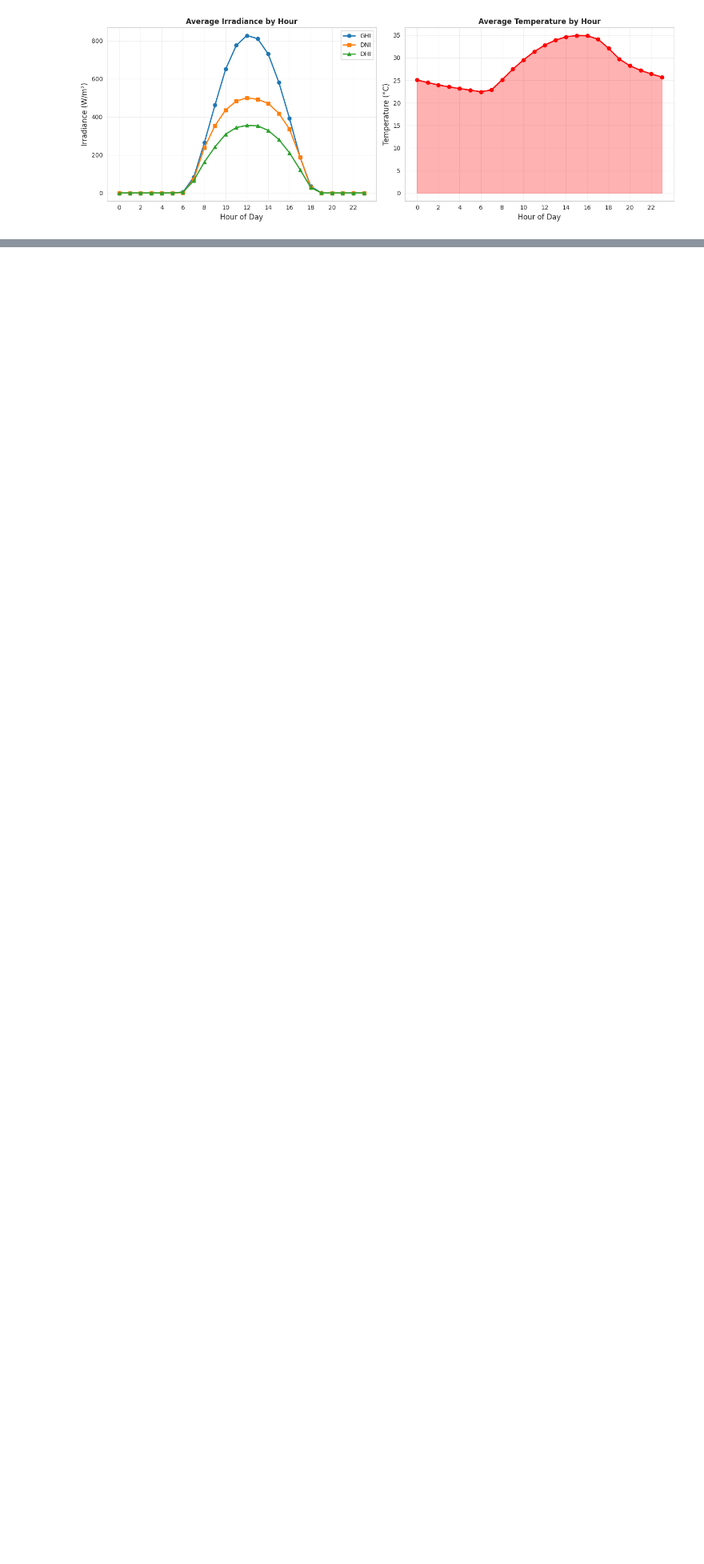
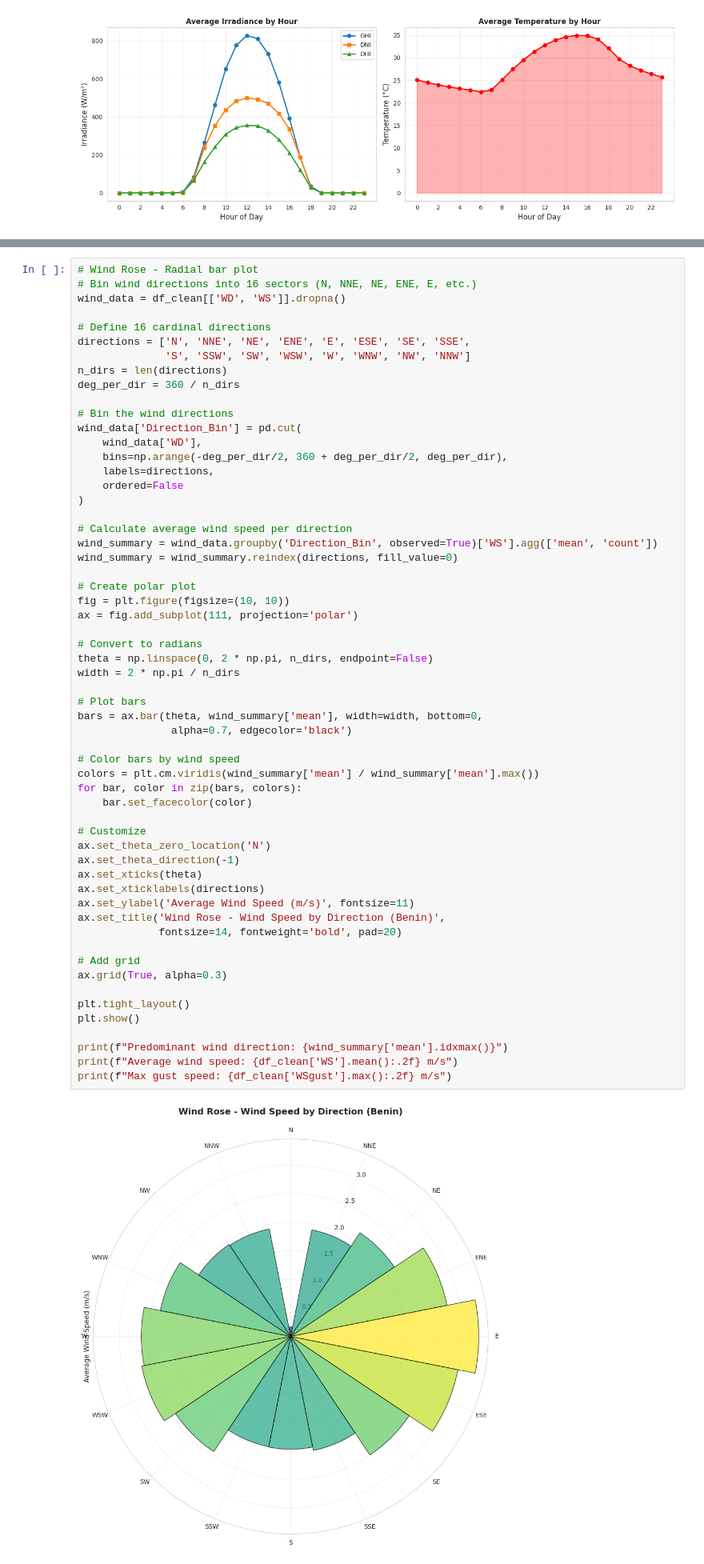
Before and after one commit to Zufan-Hadgu/solar-challenge-week0, a Jupyter notebook: notebooks/benin_eda.ipynb, the cells around one changed output, grey strips where cells are left out. Shown at 80% size. Drawn from its saved outputs; the diff is of its cells as text; blank space fills up the shorter version.

```diff
--- a/notebooks/benin_eda.ipynb
+++ b/notebooks/benin_eda.ipynb
@@ -434,0 +496,60 @@ plt.show()
+# %%
+# Wind Rose - Radial bar plot
+# Bin wind directions into 16 sectors (N, NNE, NE, ENE, E, etc.)
+wind_data = df_clean[['WD', 'WS']].dropna()
+
+# Define 16 cardinal directions
+directions = ['N', 'NNE', 'NE', 'ENE', 'E', 'ESE', 'SE', 'SSE',
+              'S', 'SSW', 'SW', 'WSW', 'W', 'WNW', 'NW', 'NNW']
+n_dirs = len(directions)
+deg_per_dir = 360 / n_dirs
+
+# Bin the wind directions
+wind_data['Direction_Bin'] = pd.cut(
+    wind_data['WD'],
+    bins=np.arange(-deg_per_dir/2, 360 + deg_per_dir/2, deg_per_dir),
+    labels=directions,
+    ordered=False
+)
+
+# Calculate average wind speed per direction
+wind_summary = wind_data.groupby('Direction_Bin', observed=True)['WS'].agg(['mean', 'count'])
+wind_summary = wind_summary.reindex(directions, fill_value=0)
+
+# Create polar plot
+fig = plt.figure(figsize=(10, 10))
+ax = fig.add_subplot(111, projection='polar')
+
+# Convert to radians
+theta = np.linspace(0, 2 * np.pi, n_dirs, endpoint=False)
+width = 2 * np.pi / n_dirs
+
+# Plot bars
+bars = ax.bar(theta, wind_summary['mean'], width=width, bottom=0,
+               alpha=0.7, edgecolor='black')
+
+# Color bars by wind speed
+colors = plt.cm.viridis(wind_summary['mean'] / wind_summary['mean'].max())
+for bar, color in zip(bars, colors):
+    bar.set_facecolor(color)
+
+# Customize
+ax.set_theta_zero_location('N')
+ax.set_theta_direction(-1)
+ax.set_xticks(theta)
+ax.set_xticklabels(directions)
+ax.set_ylabel('Average Wind Speed (m/s)', fontsize=11)
+ax.set_title('Wind Rose - Wind Speed by Direction (Benin)',
+             fontsize=14, fontweight='bold', pad=20)
+
+# Add grid
+ax.grid(True, alpha=0.3)
+
+plt.tight_layout()
+plt.show()
+
+print(f"Predominant wind direction: {wind_summary['mean'].idxmax()}")
+print(f"Average wind speed: {df_clean['WS'].mean():.2f} m/s")
+print(f"Max gust speed: {df_clean['WSgust'].max():.2f} m/s")
+# %% [output]
+[figure, added]
```
Also changed, not shown: parts of 7 cells of this notebook.
